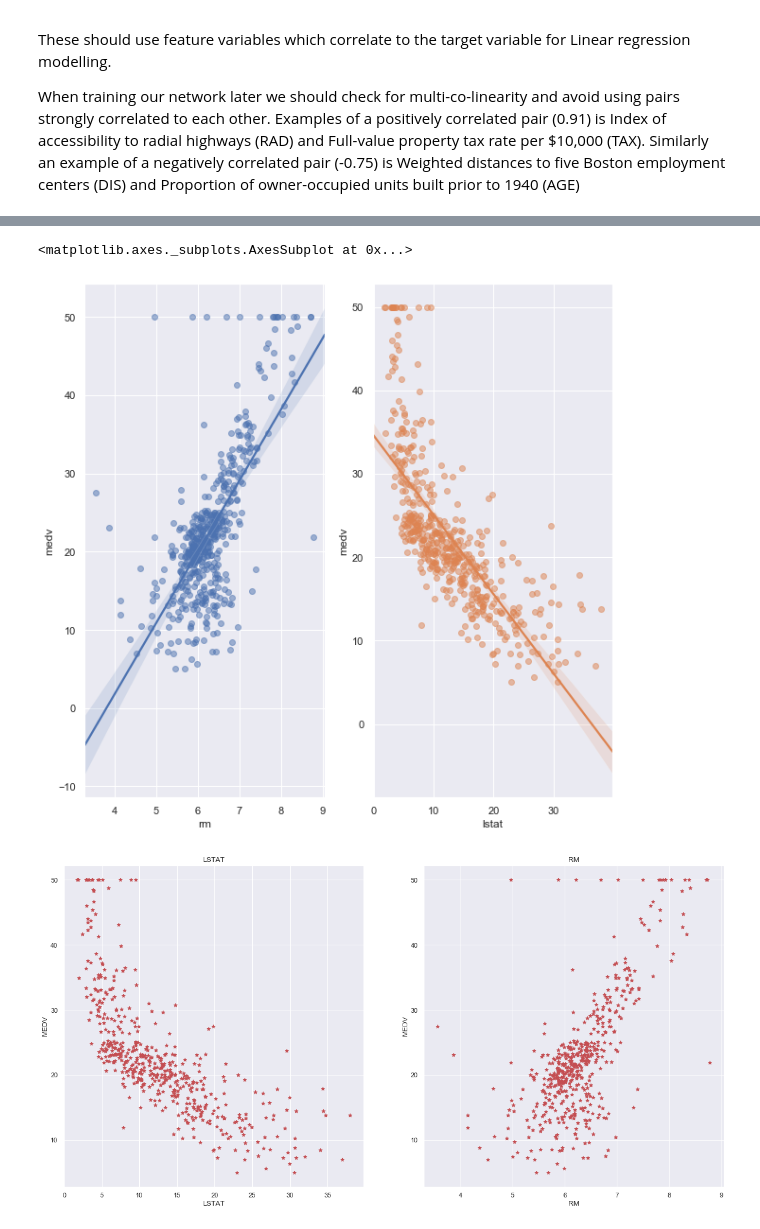
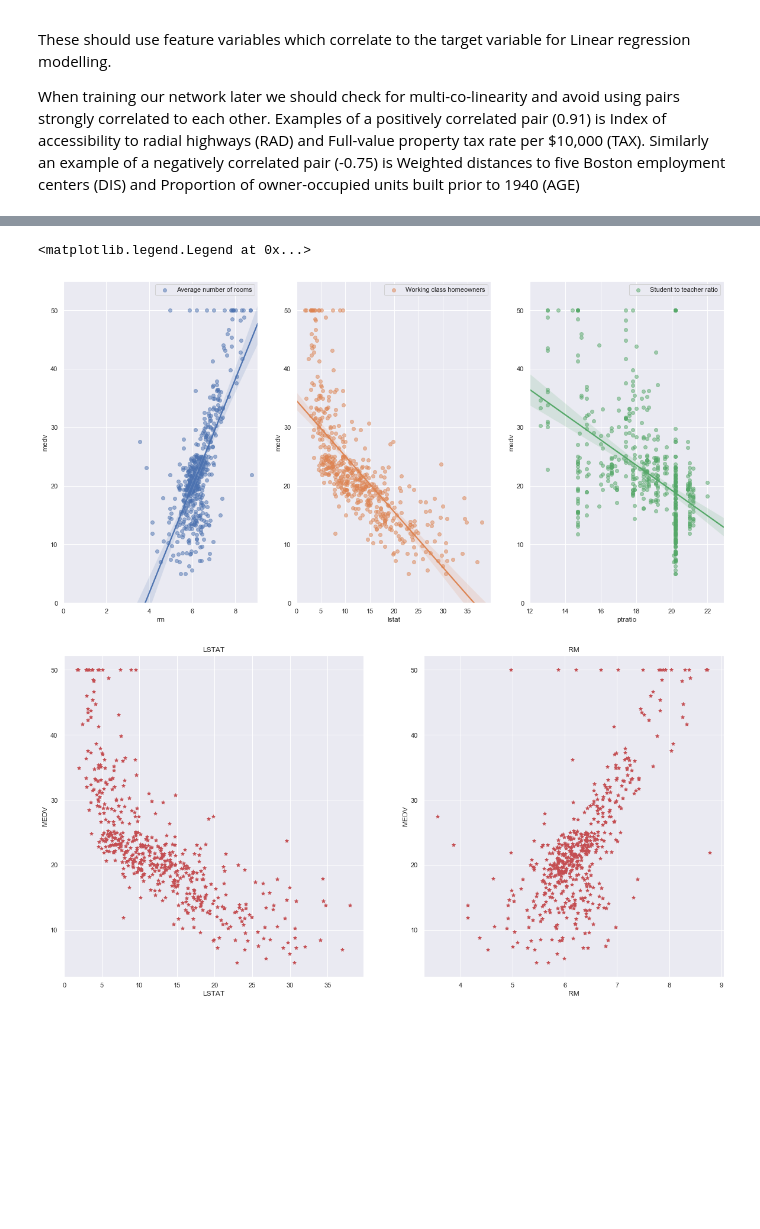
Before and after one commit to G00364690/MLS-Project, a Jupyter notebook: MLS Project.ipynb, the cells around one changed output, grey strips where cells are left out. Cells and saved outputs as stored; diff of their text form; code cells hidden in the pictures; blank space fills up the shorter version.

Commit message:
Fixed seaborn plots and reduced feature variables

```diff
--- a/MLS Project.ipynb
+++ b/MLS Project.ipynb
@@ -154,12 +160,24 @@ sns.pairplot(df[feature_var], plot_kws={'alpha':0.6}, diag_kws={'bins':30})
 # %%
 #Use Seaborn instead of matplotlib for best fit line
 #https://subscription.packtpub.com/book/programming/9781789804744/1/ch01lvl1sec11/our-first-analysis-the-boston-housing-dataset
-fig, ax = plt.subplots(1, 2)
-sns.regplot('rm', 'medv', df, ax=ax[0], scatter_kws={'alpha': 0.5})
-sns.regplot('lstat', 'medv', df, ax=ax[1], scatter_kws={'alpha': 0.5})
+import matplotlib
+sns.set(rc={'figure.figsize':(20,10)})
+fig, ax = plt.subplots(1, 3)
+r = sns.regplot('rm', 'medv', df, ax=ax[0], label='Average number of rooms', scatter_kws={'alpha': 0.5})
+r.set(ylim=(0, 55))
+r.set(xlim=(0, None))
+r.legend()
+l = sns.regplot('lstat', 'medv', df, ax=ax[1], label='Working class homeowners', scatter_kws={'alpha': 0.5})
+l.set(ylim=(0, 55))
+l.set(xlim=(0, None))
+l.legend()
+p = sns.regplot('ptratio', 'medv', df, ax=ax[2], label='Student to teacher ratio', scatter_kws={'alpha': 0.5})
+p.set(ylim=(0, 55))
+p.set(xlim=(12, None))
+p.legend()
 # %% [output]
-<matplotlib.axes._subplots.AxesSubplot at 0x...>
+<matplotlib.legend.Legend at 0x...>
-[figure, old version]
+[figure, new version]
 # %%
 #Borrowed plot, manipulate this. Simple for loop using enumerate and len(data) & subplots
 plt.figure(figsize=(20, 10))
```
Also changed, not shown: parts of 7 cells of this notebook.
